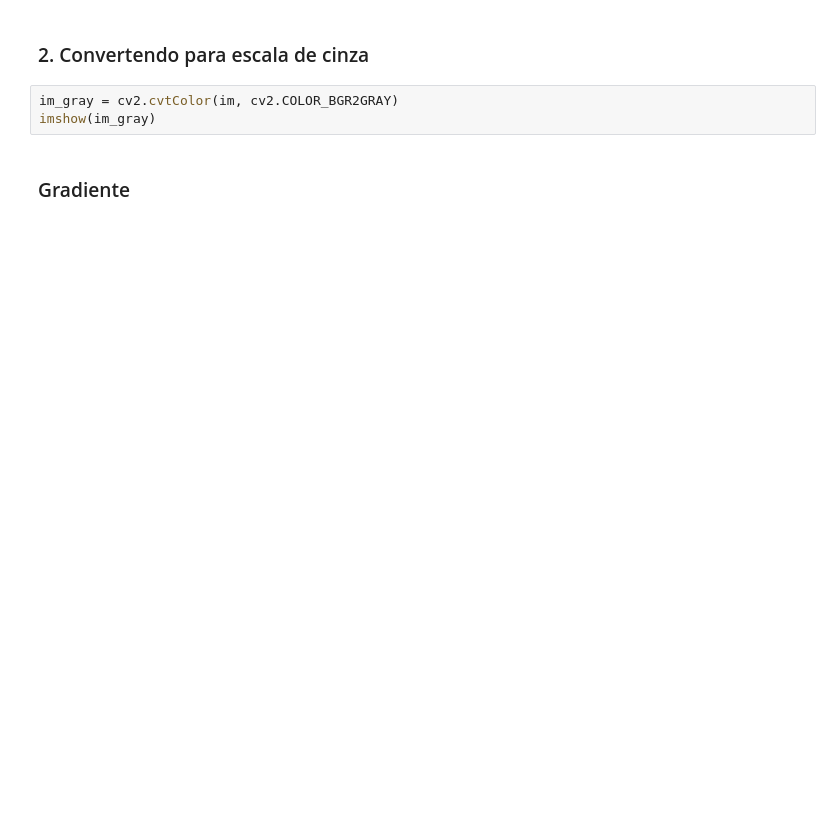
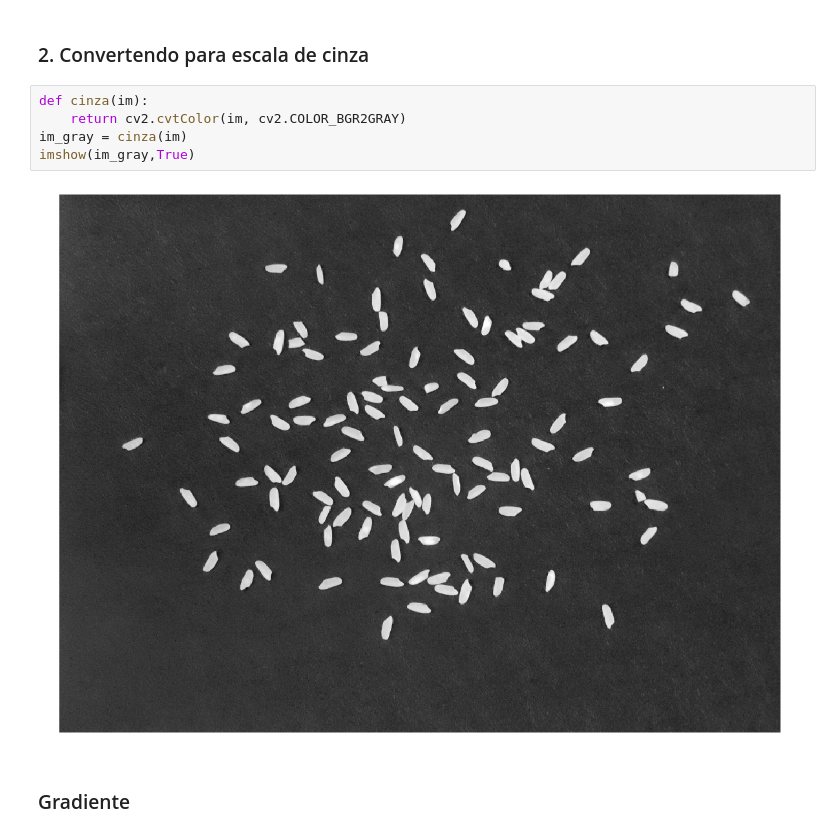
Before and after one commit to cordeirolibel/pdi, a Jupyter notebook: T04/com_grad.ipynb, the cells around one changed output. Cells and saved outputs as stored; diff of their text form; blank space fills up the shorter version.

```diff
--- a/T04/com_grad.ipynb
+++ b/T04/com_grad.ipynb
@@ -32,8 +35,12 @@ imshow(im)
 # %% [markdown]
 ### 2. Convertendo para escala de cinza
 # %%
-im_gray = cv2.cvtColor(im, cv2.COLOR_BGR2GRAY)
-imshow(im_gray)
+def cinza(im):
+    return cv2.cvtColor(im, cv2.COLOR_BGR2GRAY)
+im_gray = cinza(im)
+imshow(im_gray,True)
+# %% [output]
+[figure, added]
 # %% [markdown]
 ### Gradiente
 # %%
```
Also changed, not shown: parts of 11 cells of this notebook.
